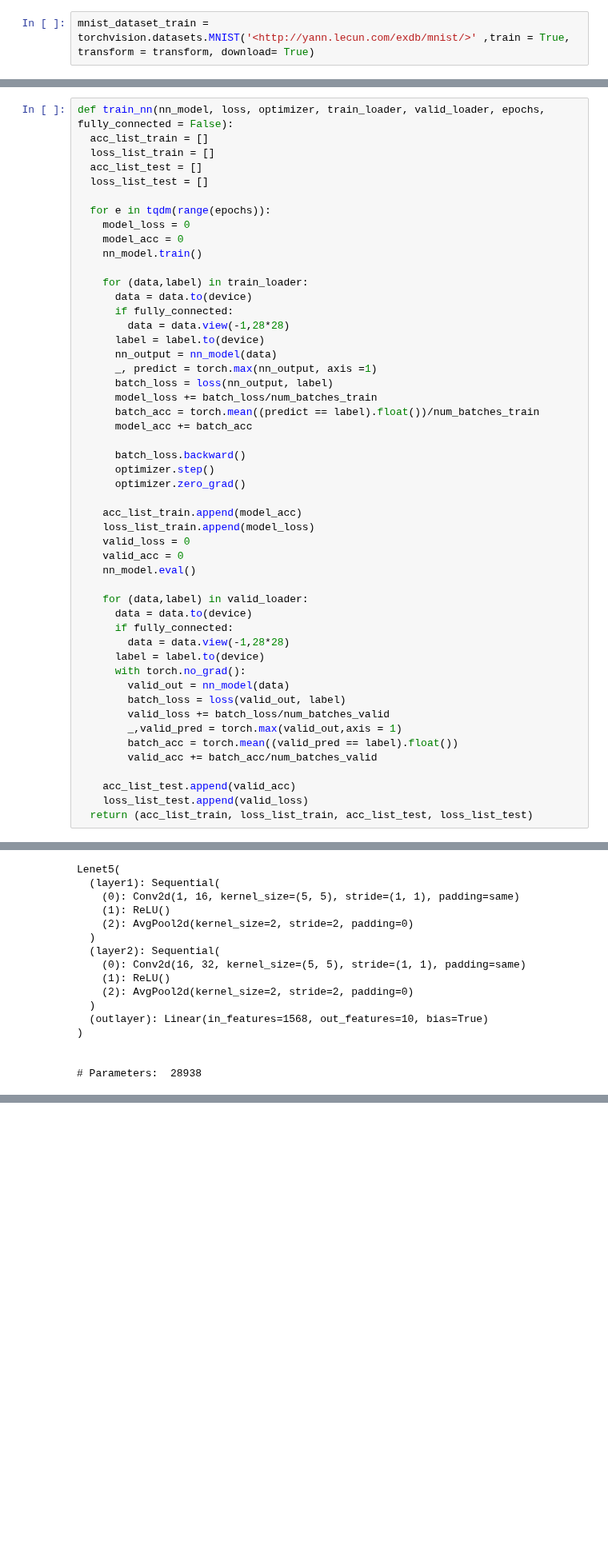
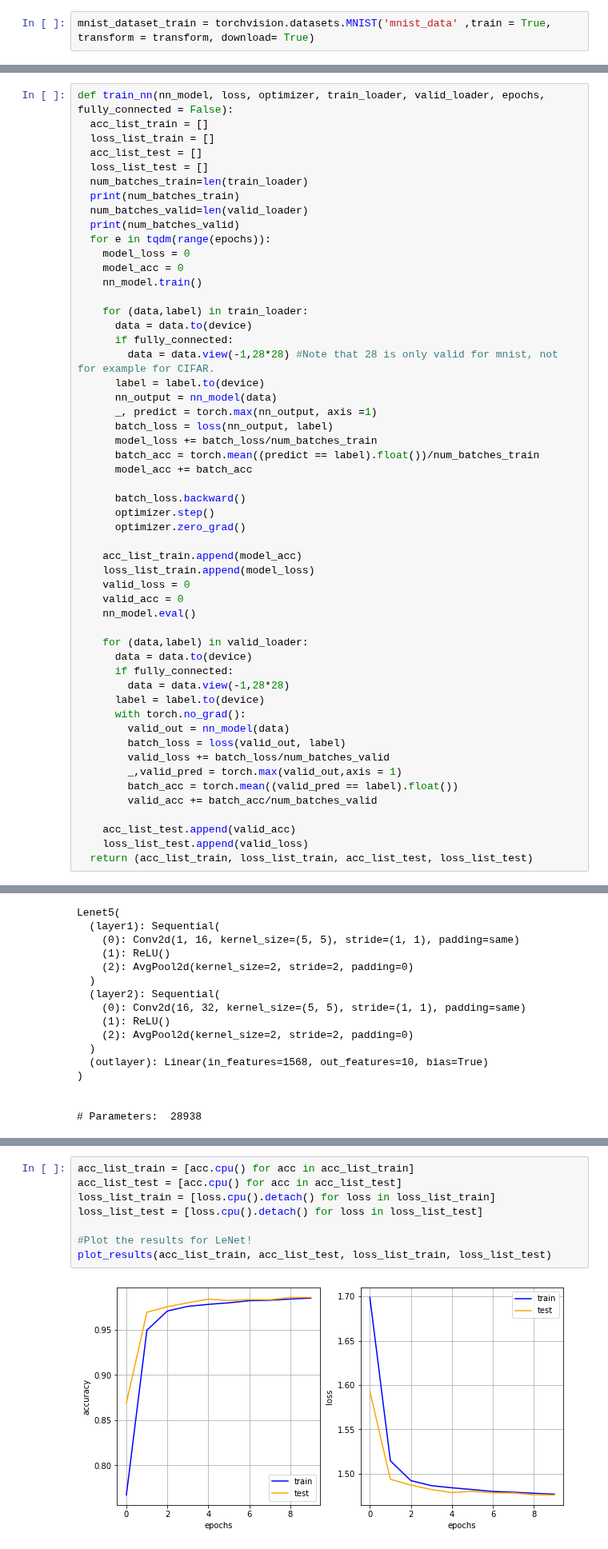
Before and after one commit to Beh-noush/General-Python, a Jupyter notebook: MLP_and_conv_deepnets.ipynb, the cells around one changed output, grey strips where cells are left out. Shown at 80% size. Saved outputs shown, nothing was run; the diff lists cells and outputs as text; blank space fills up the shorter version.

```diff
--- a/MLP_and_conv_deepnets.ipynb
+++ b/MLP_and_conv_deepnets.ipynb
@@ -38,6 +38,6 @@ def plot_results(acc_list_train, acc_list_test, loss_list_train, loss_list_test)
 # %%
 transform = torchvision.transforms.ToTensor()
 # %%
-mnist_dataset_train = torchvision.datasets.MNIST('<http://yann.lecun.com/exdb/mnist/>' ,train = True, transform = transform, download= True)
+mnist_dataset_train = torchvision.datasets.MNIST('mnist_data' ,train = True, transform = transform, download= True)
 # %% [output]
 Downloading http://yann.lecun.com/exdb/mnist/train-images-idx3-ubyte.gz
@@ -75,7 +75,10 @@ def train_nn(nn_model, loss, optimizer, train_loader, valid_loader, epochs, full
   loss_list_train = []
   acc_list_test = []
   loss_list_test = []
-
+  num_batches_train=len(train_loader)
+  print(num_batches_train)
+  num_batches_valid=len(valid_loader)
+  print(num_batches_valid)
   for e in tqdm(range(epochs)):
     model_loss = 0
     model_acc = 0
@@ -84,7 +87,7 @@ def train_nn(nn_model, loss, optimizer, train_loader, valid_loader, epochs, full
     for (data,label) in train_loader:
       data = data.to(device)
       if fully_connected:
-        data = data.view(-1,28*28)
+        data = data.view(-1,28*28) #Note that 28 is only valid for mnist, not for example for CIFAR.
       label = label.to(device)
       nn_output = nn_model(data)
       _, predict = torch.max(nn_output, axis =1)
@@ -208 +206,11 @@ plot_results(acc_list_train, acc_list_test, loss_list_train, loss_list_test)
+# %%
+acc_list_train = [acc.cpu() for acc in acc_list_train]
+acc_list_test = [acc.cpu() for acc in acc_list_test]
+loss_list_train = [loss.cpu().detach() for loss in loss_list_train]
+loss_list_test = [loss.cpu().detach() for loss in loss_list_test]
+
+#Plot the results for LeNet!
+plot_results(acc_list_train, acc_list_test, loss_list_train, loss_list_test)
+# %% [output]
+[figure, added]
 # %%
```
Also changed, not shown: parts of 15 cells of this notebook.
